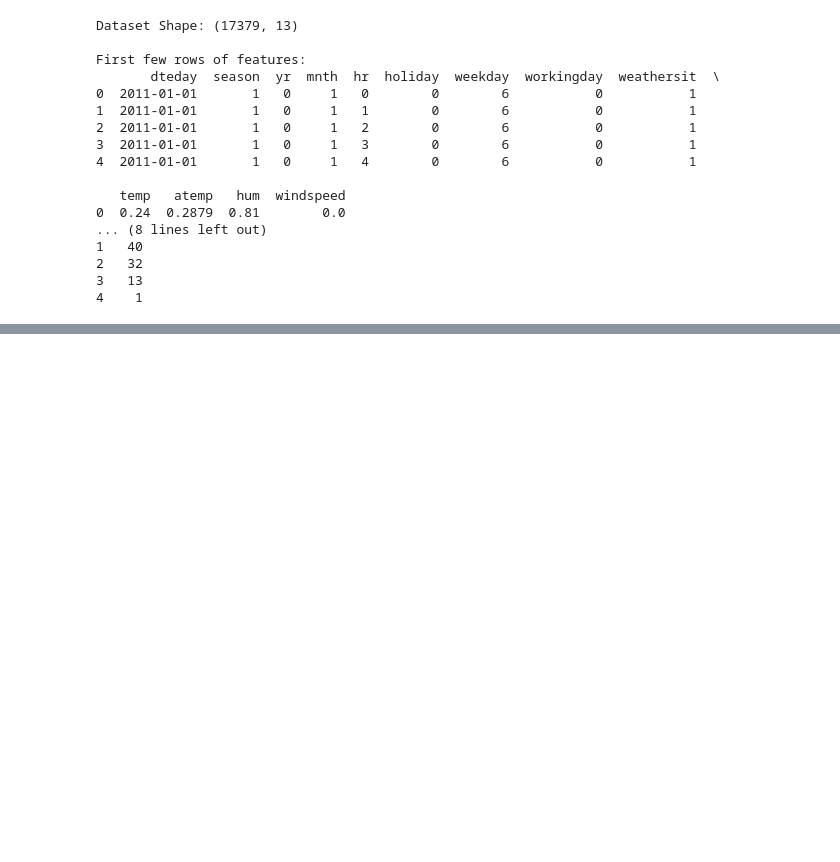
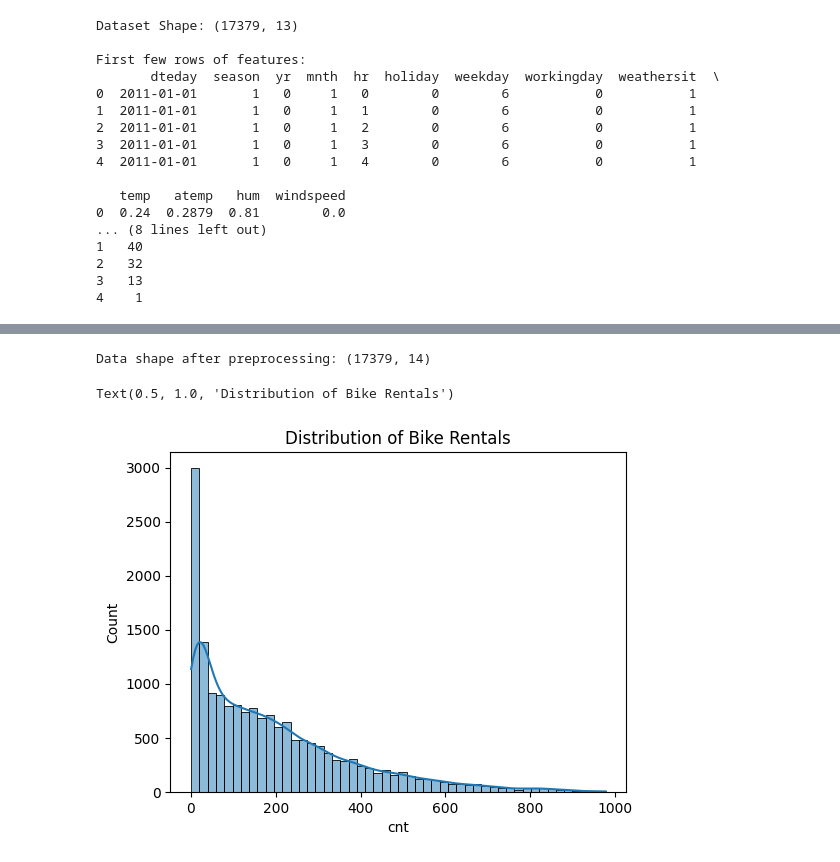
Before and after one commit to JaiswarYash/90-day-project-based-machine-learning, a Jupyter notebook: day-04-DecisionTree/day-04-DecisionTree.ipynb, the cells around one changed output, grey strips where cells are left out. Saved outputs shown, nothing was run; the diff lists cells and outputs as text; code cells hidden in the pictures; blank space fills up the shorter version.

```diff
--- a/day-04-DecisionTree/day-04-DecisionTree.ipynb
+++ b/day-04-DecisionTree/day-04-DecisionTree.ipynb
@@ -73,0 +201,15 @@ TypeError: 'NoneType' object is not callable
+# %%
+# Handle outliers in target variable
+print(f"Data shape after preprocessing: {X.shape}")
+
+# Exploratory Data Analysis (EDA)
+plt.figure(figsize=(20, 15))
+
+# Distribution of target variable
+plt.subplot(3, 3, 1)
+sns.histplot(y['cnt'], bins=50, kde=True)
+plt.title('Distribution of Bike Rentals')
+# %% [output]
+Data shape after preprocessing: (17379, 14)
+Text(0.5, 1.0, 'Distribution of Bike Rentals')
+[figure, added]
```
Also changed, not shown: parts of 23 cells of this notebook.
